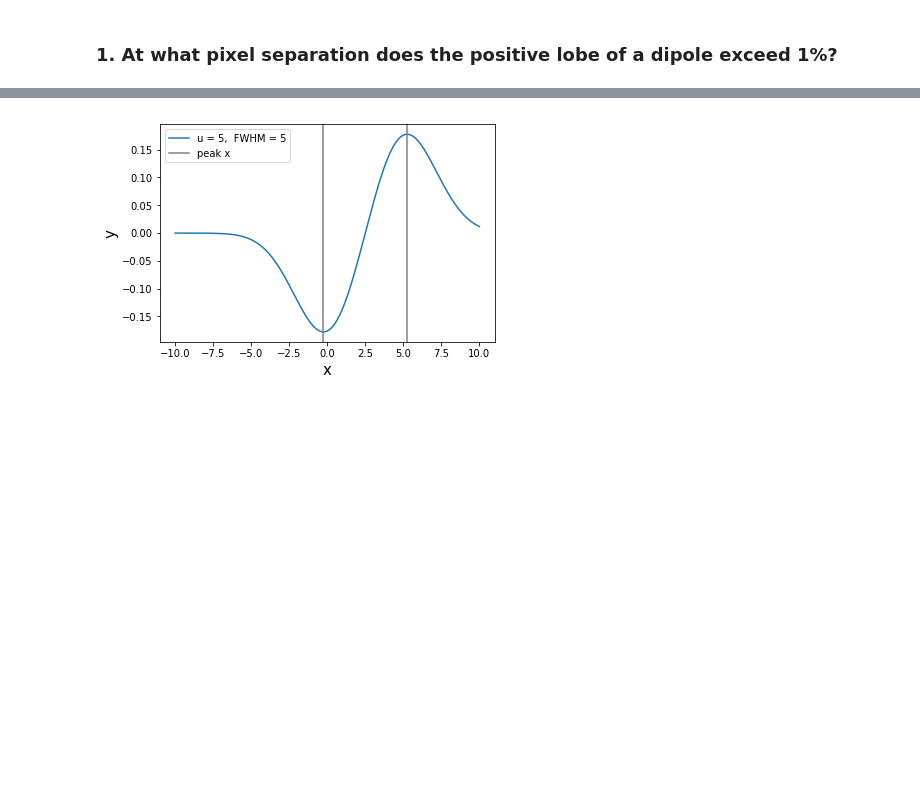
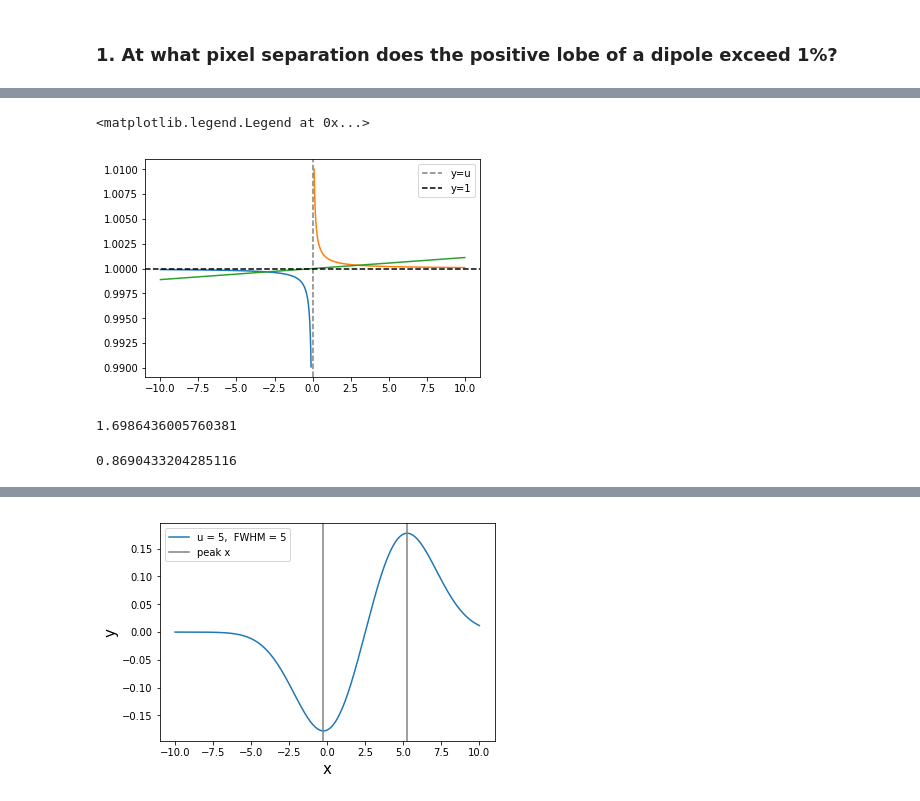
Before and after one commit to LSSTDESC/dia_improvement, a Jupyter notebook: devel/dipoe_separation.ipynb, the cells around one changed output, grey strips where cells are left out. Cells and saved outputs as stored; diff of their text form; code cells hidden in the pictures; blank space fills up the shorter version.

```diff
--- a/devel/dipoe_separation.ipynb
+++ b/devel/dipoe_separation.ipynb
@@ -91,0 +108,34 @@ which cannot be solved analytically. A numerical simulation of the dipole is sho
+# %%
+def lhs(x, u):
+    return x / (x-u)
+def rhs(x, u, sigma):
+    return np.exp( - (u**2 / 2 / sigma**2) ) * np.exp( x*u / sigma**2)
+# %%
+u = 0.001
+sigma = 3
+x_left_1 = np.arange(u-10, u-0.1,0.001)
+x_left_2 = np.arange(u+0.1, u+10, 0.001)
+y_left_1 = lhs(x_left_1, u)
+y_left_2 = lhs(x_left_2, u)
+
+x_right = np.arange(u-10, u+10, 0.001)
+y_right = rhs(x_right, u, sigma)
+
+plt.plot(x_left_1, y_left_1)
+plt.plot(x_left_2, y_left_2)
+plt.plot(x_right, y_right)
+plt.axvline(x=u, linestyle='dashed', color='gray', label='y=u')
+plt.axhline(y=1, linestyle='dashed', color='black', label='y=1')
+plt.legend()
+# %% [output]
+<matplotlib.legend.Legend at 0x...>
+[figure, added]
+# %%
+u=0.9
+fwhm=4
+sigma=fwhm / np.sqrt(8 * np.log(2))
+print(sigma)
+np.exp(-u**2/(2*sigma**2))
+# %% [output]
+1.6986436005760381
+0.8690433204285116
```
Also changed, not shown: parts of 10 cells of this notebook, 19 other files.
